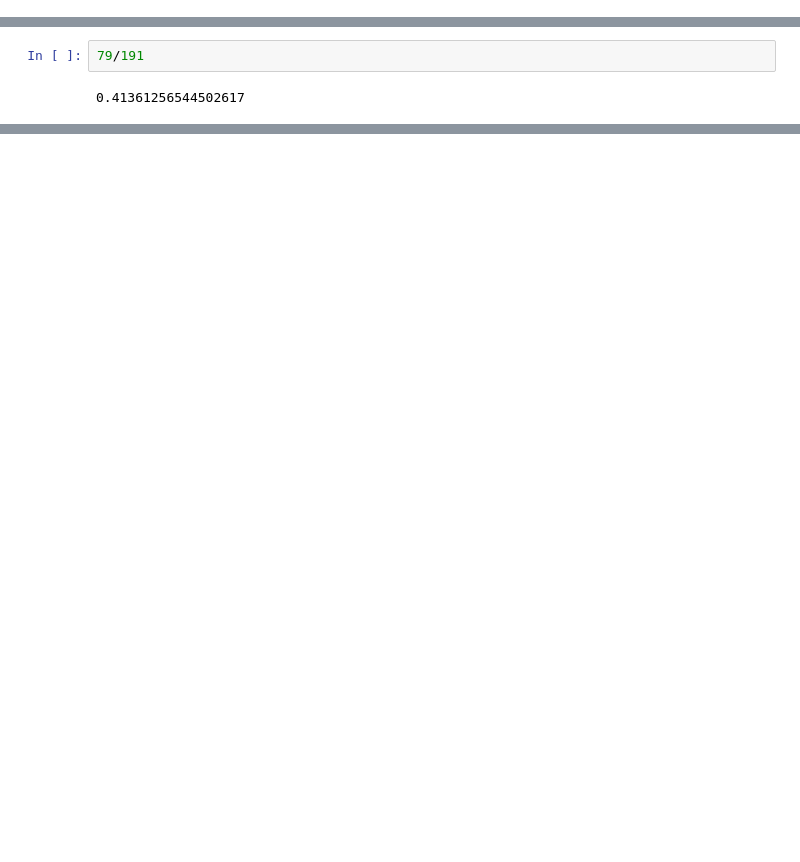
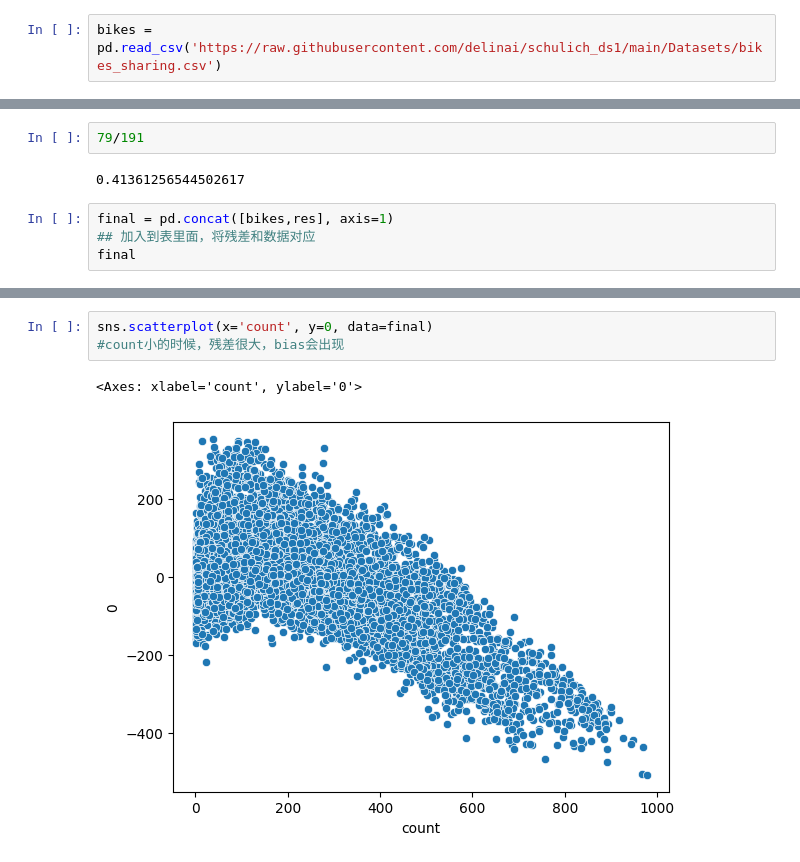
Before and after one commit to JamesLo94/schulich_data_science, a Jupyter notebook: Intro_to_Regression.ipynb, the cells around one changed output, grey strips where cells are left out. Saved outputs shown, nothing was run; the diff lists cells and outputs as text; blank space fills up the shorter version.

Commit message:
data science

```diff
--- a/Intro_to_Regression.ipynb
+++ b/Intro_to_Regression.ipynb
@@ -5,6 +5,8 @@ from statsmodels.api import OLS
 from sklearn.linear_model import LinearRegression
 from sklearn.metrics import r2_score, mean_squared_error
 from sklearn.model_selection import train_test_split
+# %%
+bikes = pd.read_csv('https://raw.githubusercontent.com/delinai/schulich_ds1/main/Datasets/bikes_sharing.csv')
 # %%
 bikes.head()
 # %% [output]
@@ -192,3 +190,7 @@ np.float64(191.57413191254824)
 79/191
 # %% [output]
 0.41361256544502617
+# %%
+final = pd.concat([bikes,res], axis=1)
+## 加入到表里面，将残差和数据对应
+final
@@ -194,0 +211,6 @@ np.float64(191.57413191254824)
+# %%
+sns.scatterplot(x='count', y=0, data=final)
+#count小的时候，残差很大，bias会出现
+# %% [output]
+<Axes: xlabel='count', ylabel='0'>
+[figure, added]
```
Also changed, not shown: parts of 16 cells of this notebook, 2 other files.
